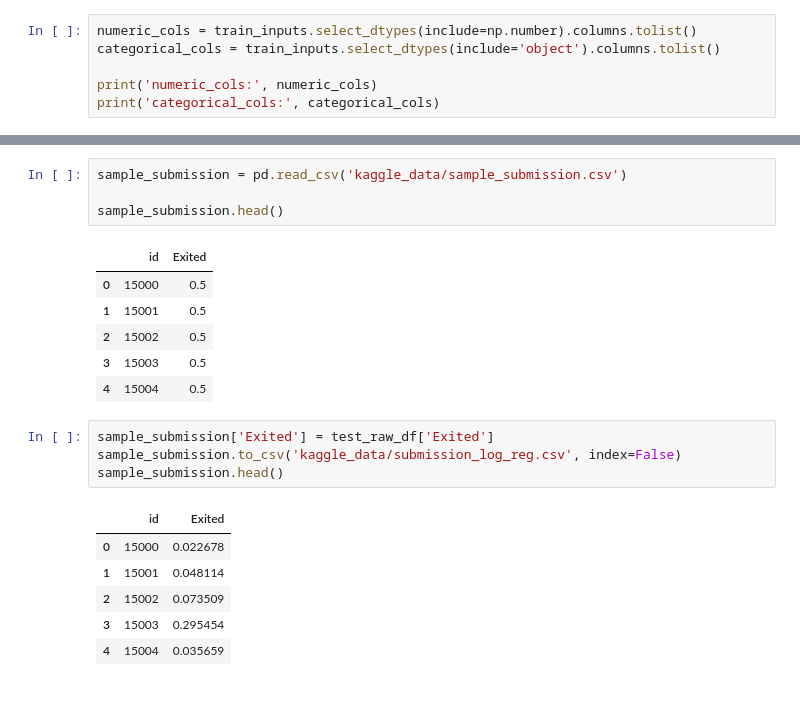
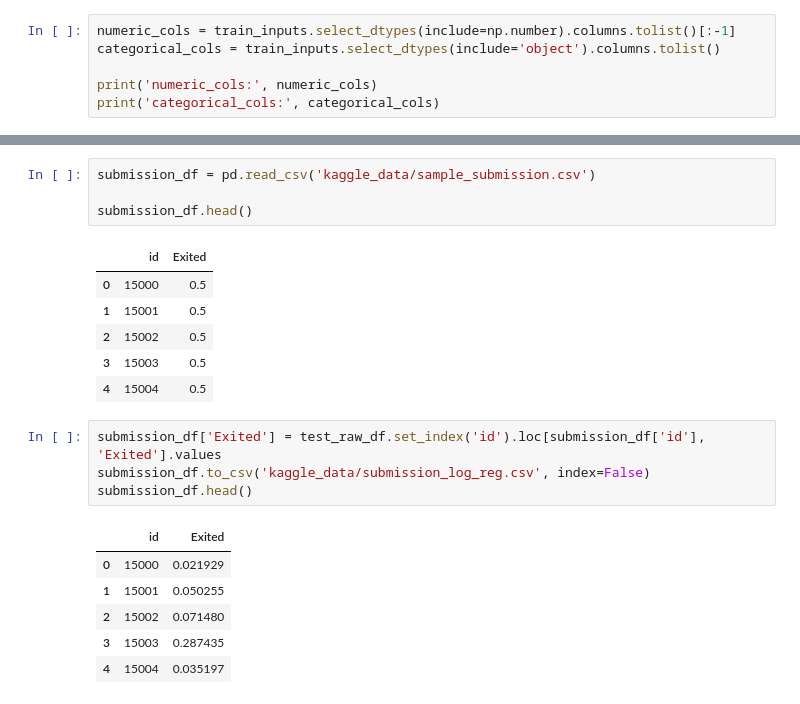
Before and after one commit to ochernia/ml_for_people_tasks, a Jupyter notebook: Module_2/Module_2_2/HW_2_2_Логістична_регресія_з_scikit_learn.ipynb, the cells around one changed output, grey strips where cells are left out. Saved outputs shown, nothing was run; the diff lists cells and outputs as text.

```diff
--- a/Module_2/Module_2_2/HW_2_2_Логістична_регресія_з_scikit_learn.ipynb
+++ b/Module_2/Module_2_2/HW_2_2_Логістична_регресія_з_scikit_learn.ipynb
@@ -89,7 +89,7 @@ val_targets = val_df[target_col].copy()
 # %% [markdown]
 3. Визначіть з допомогою `pandas.DataFrame.select_dtypes` назви колонок, які є числовими і категоріальними. Запишіть результати в `numeric_cols` та `categorical_cols` відповідно.
 # %%
-numeric_cols = train_inputs.select_dtypes(include=np.number).columns.tolist()
+numeric_cols = train_inputs.select_dtypes(include=np.number).columns.tolist()[:-1]
 categorical_cols = train_inputs.select_dtypes(include='object').columns.tolist()
 
 print('numeric_cols:', numeric_cols)
@@ -326,9 +326,9 @@ test_raw_df.head()
 12. Зчитайте файл 'sample_submission.csv' і зповніть колонку `Exited` передбаченими вашою моделлю значеннями для кожного відповідного `id` клієнта.
 Виведіть перші 5 рядків фінального датасету, збережіть результат в файл `submission_log_reg.csv` (УВАГА! не запишіть випадково ще індекси рядків!) і здайте цей файл на Kaggle зі свого профіля натиснувши `Submit Prediction`.
 # %%
-sample_submission = pd.read_csv('kaggle_data/sample_submission.csv')
+submission_df = pd.read_csv('kaggle_data/sample_submission.csv')
 
-sample_submission.head()
+submission_df.head()
 # %% [output]
 |  | id | Exited |
 | 0 | 15000 | 0.5 |
@@ -337,13 +337,13 @@ sample_submission.head()
 | 3 | 15003 | 0.5 |
 | 4 | 15004 | 0.5 |
 # %%
-sample_submission['Exited'] = test_raw_df['Exited']
-sample_submission.to_csv('kaggle_data/submission_log_reg.csv', index=False)
-sample_submission.head()
+submission_df['Exited'] = test_raw_df.set_index('id').loc[submission_df['id'], 'Exited'].values
+submission_df.to_csv('kaggle_data/submission_log_reg.csv', index=False)
+submission_df.head()
 # %% [output]
 |  | id | Exited |
-| 0 | 15000 | 0.022678 |
-| 1 | 15001 | 0.048114 |
-| 2 | 15002 | 0.073509 |
-| 3 | 15003 | 0.295454 |
-| 4 | 15004 | 0.035659 |
+| 0 | 15000 | 0.021929 |
+| 1 | 15001 | 0.050255 |
+| 2 | 15002 | 0.071480 |
+| 3 | 15003 | 0.287435 |
+| 4 | 15004 | 0.035197 |
```
Also changed, not shown: parts of 4 cells of this notebook, 1 other file.
